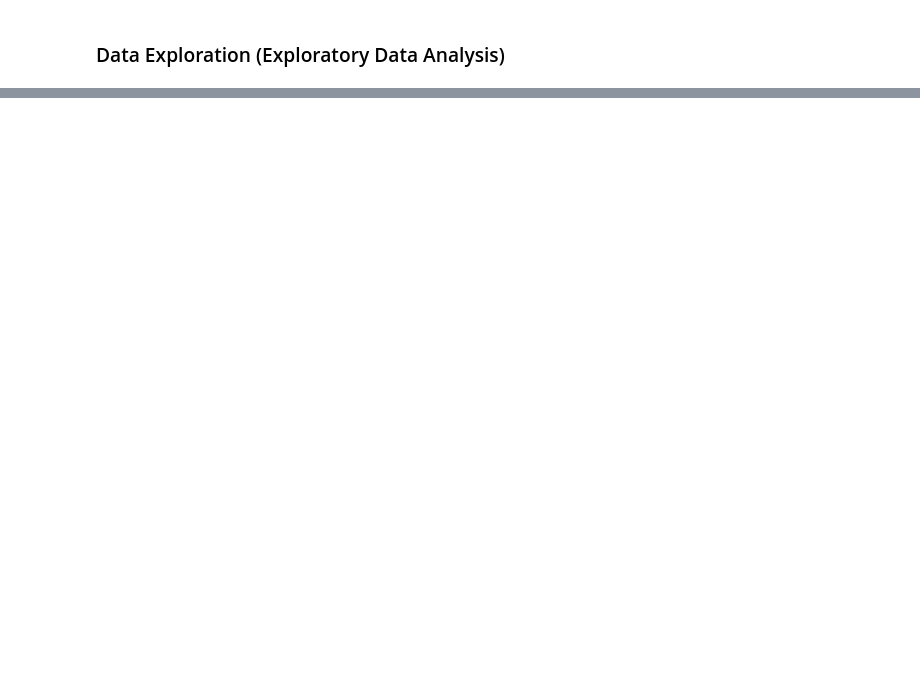
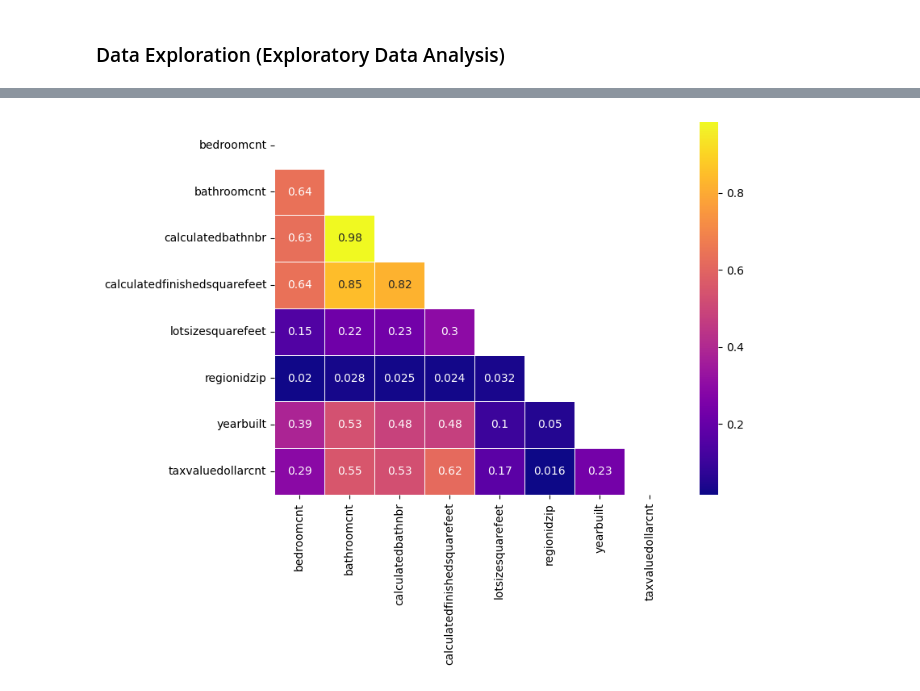
Before and after one commit to AndrewRachuig/zillow_regression_project, a Jupyter notebook: final_report.ipynb, the cells around one changed output, grey strips where cells are left out. Saved outputs shown, nothing was run; the diff lists cells and outputs as text; code cells hidden in the pictures; blank space fills up the shorter version.

```diff
--- a/final_report.ipynb
+++ b/final_report.ipynb
@@ -77,0 +121,11 @@ train_scaled.head()
+# %%
+train_corr = train.drop(columns=['county']).corr()
+mask = np.zeros_like(train_corr)
+mask[np.triu_indices_from(mask)] = True
+
+plt.figure(figsize=(8,6))
+sns.heatmap(train_corr, cmap='plasma', annot=True, linewidth=0.5, mask = mask)
+
+plt.show()
+# %% [output]
+[figure, added]
```
Also changed, not shown: parts of 31 cells of this notebook.
